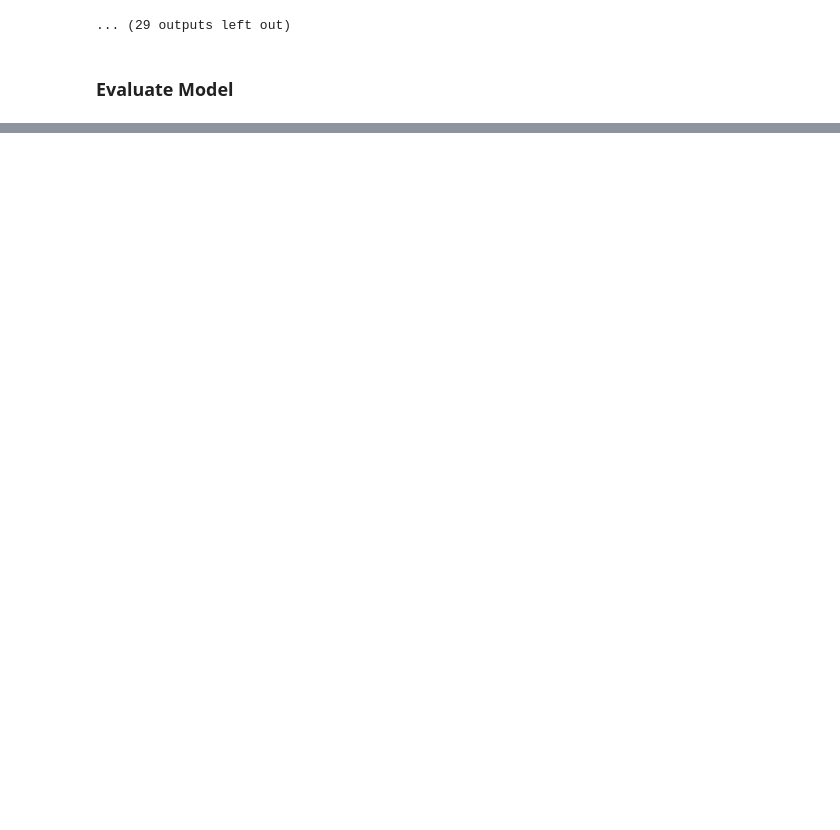
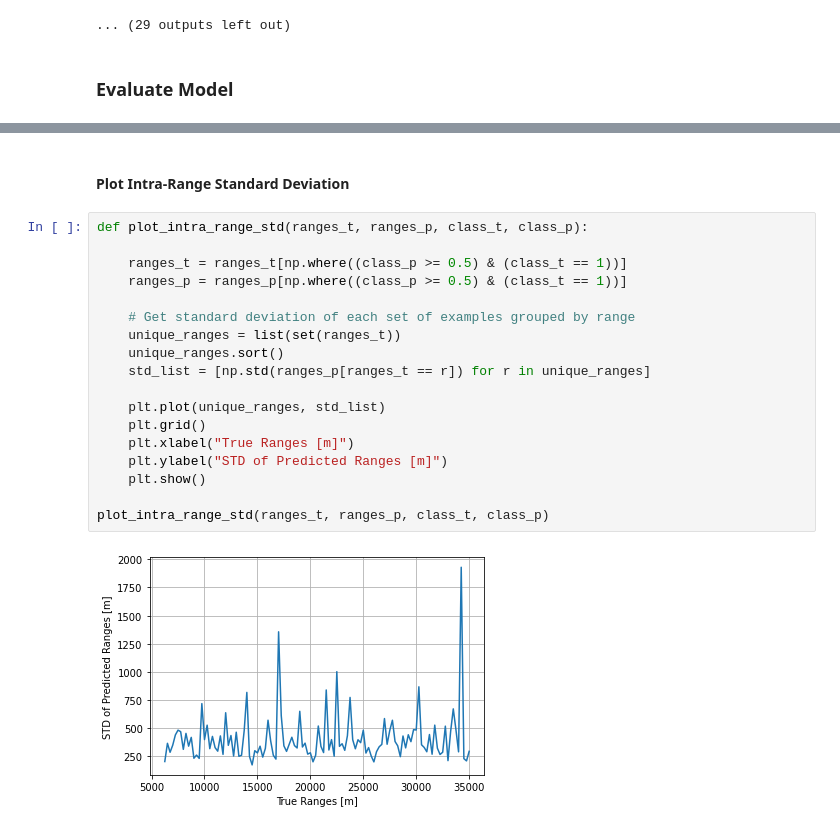
Before and after one commit to whoi-mars/detect_and_range, a Jupyter notebook: notebook.ipynb, the cells around one changed output, grey strips where cells are left out. Saved outputs shown, nothing was run; the diff lists cells and outputs as text; blank space fills up the shorter version.

```diff
--- a/notebook.ipynb
+++ b/notebook.ipynb
@@ -419,0 +460,22 @@ MSE: 1867.19 km
+# %% [markdown]
+#### Plot Intra-Range Standard Deviation
+# %%
+def plot_intra_range_std(ranges_t, ranges_p, class_t, class_p):
+
+    ranges_t = ranges_t[np.where((class_p >= 0.5) & (class_t == 1))]
+    ranges_p = ranges_p[np.where((class_p >= 0.5) & (class_t == 1))]
+
+    # Get standard deviation of each set of examples grouped by range
+    unique_ranges = list(set(ranges_t))
+    unique_ranges.sort()
+    std_list = [np.std(ranges_p[ranges_t == r]) for r in unique_ranges]
+
+    plt.plot(unique_ranges, std_list)
+    plt.grid()
+    plt.xlabel("True Ranges [m]")
+    plt.ylabel("STD of Predicted Ranges [m]")
+    plt.show()
+
+plot_intra_range_std(ranges_t, ranges_p, class_t, class_p)
+# %% [output]
+[figure, added]
```
Also changed, not shown: parts of 11 cells of this notebook.
